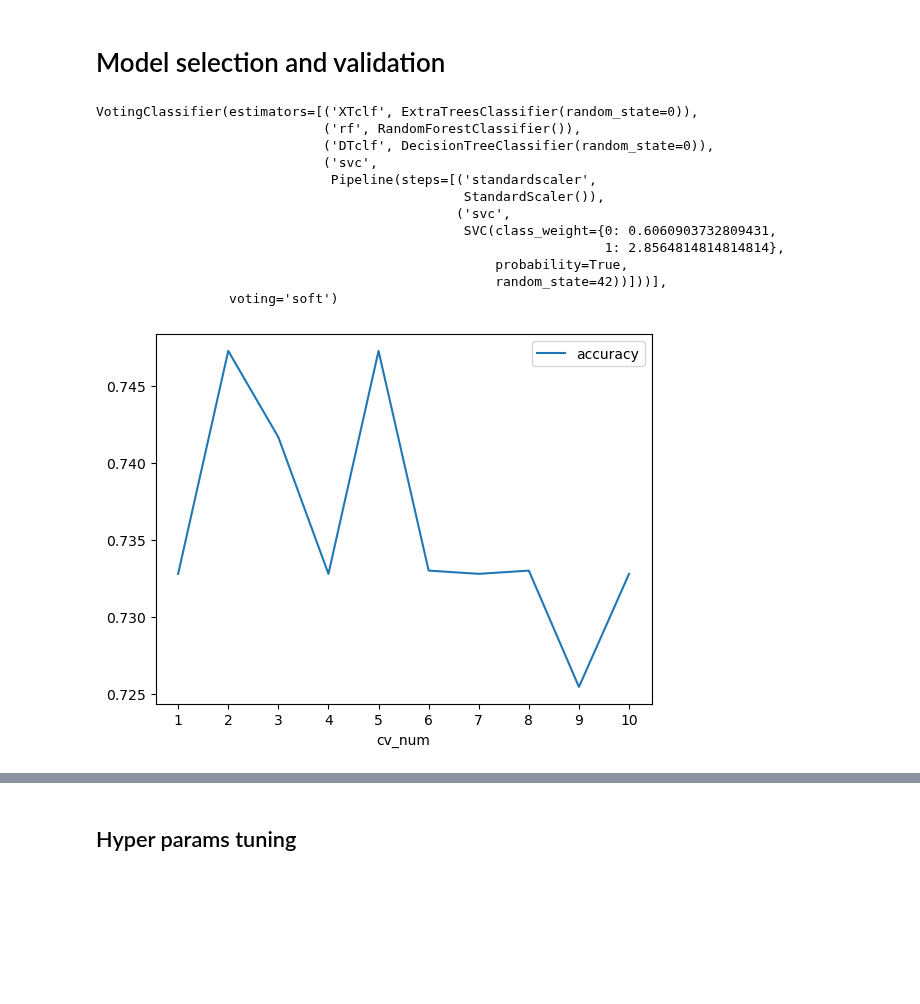
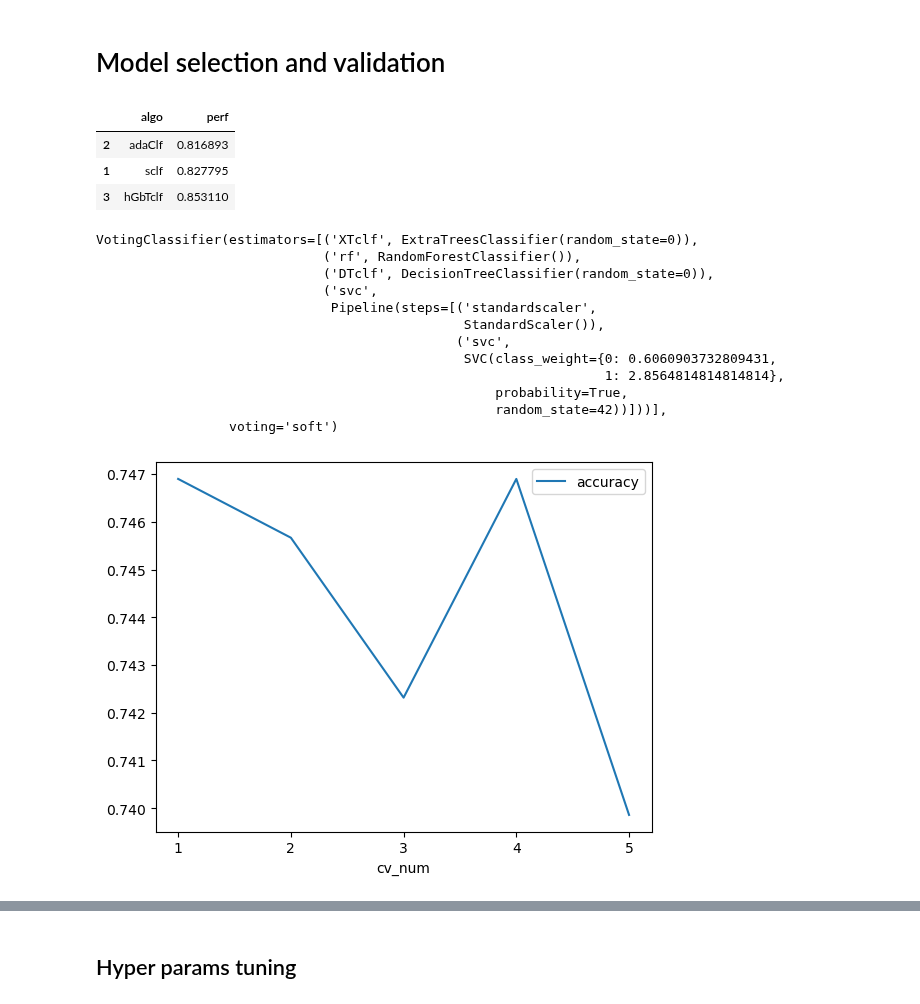
Before and after one commit to phenixMaster/ICR, a Jupyter notebook: icr-analysis-python.ipynb, the cells around one changed output, grey strips where cells are left out. Drawn from its saved outputs; the diff is of its cells as text; code cells hidden in the pictures; blank space fills up the shorter version.

```diff
--- a/icr-analysis-python.ipynb
+++ b/icr-analysis-python.ipynb
@@ -113 +115,15 @@ dataset_df.head()
+# %%
+# scale data
+# select var
+num_var = [var for var in dataset_df.columns if var not in ["Id","EJ","Class"]]
+
+# scale X
+from sklearn import preprocessing
+scaler = preprocessing.StandardScaler().fit(dataset_df[num_var]) # scaler
+scaled_var = scaler.transform(dataset_df[num_var])
+
+
+
+# replace num var with scaled values
+dataset_df[num_var] = pd.DataFrame(scaled_var)
 # %% [markdown]
@@ -319,7 +314,12 @@ def modelValidationCurve(model,train_data,y_train,cv: int):
 # %%
 # models selection with cross_val = 10
-#perf1 = fitModel(model_dict = model_dict2,train_data = valid[num_var],y_train = valid["Class"],cv=2)
-#perf1.iloc[-2:,:]
+perf1 = fitModel(model_dict = model_dict2,train_data = train0[num_var],y_train = train0["Class"],cv=5)
+perf1.iloc[-3:,:]
+# %% [output]
+|  | algo | perf |
+| 2 | adaClf | 0.816893 |
+| 1 | sclf | 0.827795 |
+| 3 | hGbTclf | 0.853110 |
 # %%
 # select hist based GB and stacked gen classifier
 model_dict3 = {
@@ -328,19 +329,19 @@ model_dict3 = {
               }
 # %%
 modelValidationCurve(vclf,
-                     train_data = train[num_var],y_train = train["Class"],cv = 10)
+                     train_data = train0[num_var],y_train = train0["Class"],cv = 5)
 # %% [output]
 VotingClassifier(estimators=[('XTclf', ExtraTreesClassifier(random_state=0)),
                              ('rf', RandomForestClassifier()),
                              ('DTclf', DecisionTreeClassifier(random_state=0)),
                              ('svc',
                               Pipeline(steps=[('standardscaler',
                                                StandardScaler()),
                                               ('svc',
                                                SVC(class_weight={0: 0.6060903732809431,
                                                                  1: 2.8564814814814814},
                                                    probability=True,
                                                    random_state=42))]))],
                  voting='soft')
-[figure, old version]
+[figure, new version]
 # %%
```
Also changed, not shown: parts of 37 cells of this notebook.
